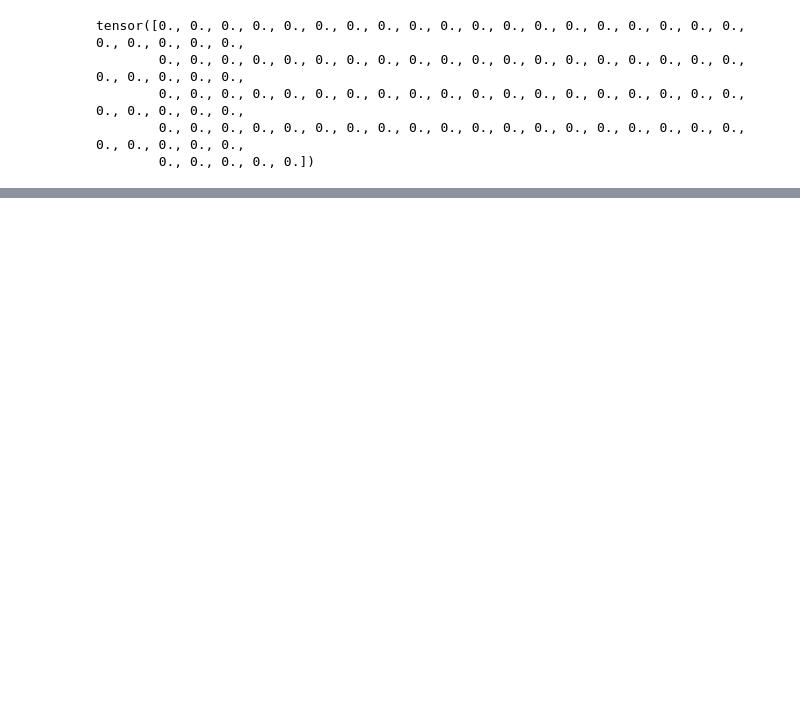
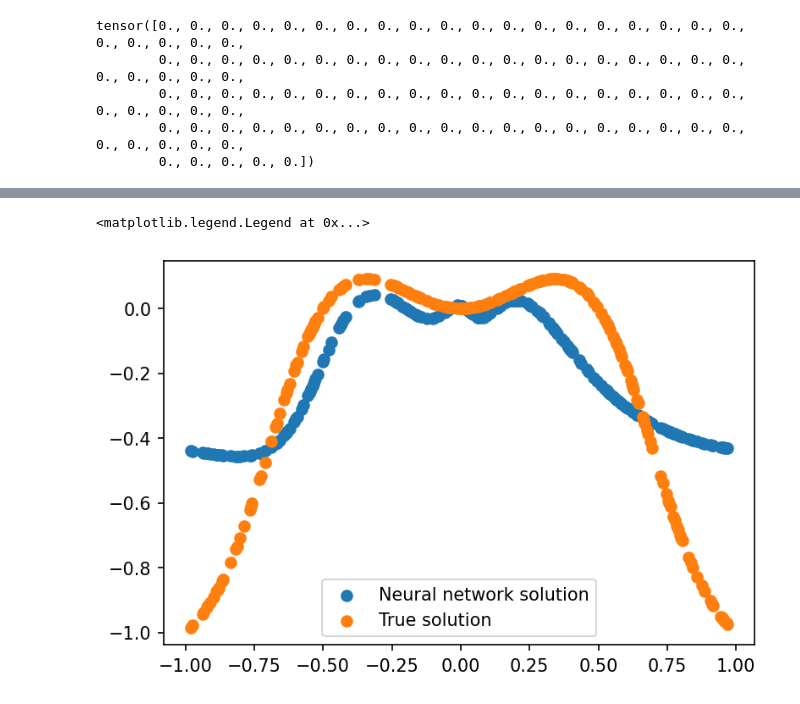
Before and after one commit to HymanHY/PINN_Pytorch, a Jupyter notebook: PINN-HY/Allen-Cahn.ipynb, the cells around one changed output, grey strips where cells are left out. Cells and saved outputs as stored; diff of their text form; code cells hidden in the pictures; blank space fills up the shorter version.

```diff
--- a/PINN-HY/Allen-Cahn.ipynb
+++ b/PINN-HY/Allen-Cahn.ipynb
@@ -220,0 +227,11 @@ plt.legend()
+# %%
+#%%
+plt.figure(dpi=150)
+plt.scatter(xc.data.numpy(), u0_pred[:,0:1].data.numpy(), label="Neural network solution")
+plt.scatter(xc.data.numpy(), u0, label="True solution")
+plt.legend()
+#plt.savefig("PINN_soln_comp_{}.png".format(N_f))
+#plt.show()
+# %% [output]
+<matplotlib.legend.Legend at 0x...>
+[figure, added]
```
Also changed, not shown: parts of 9 cells of this notebook, 4 other files.
